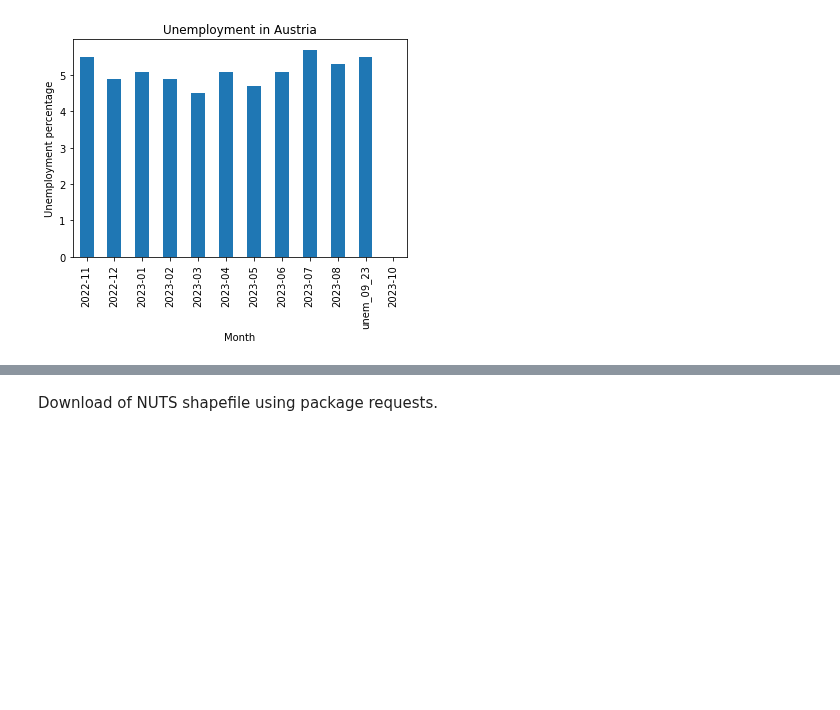
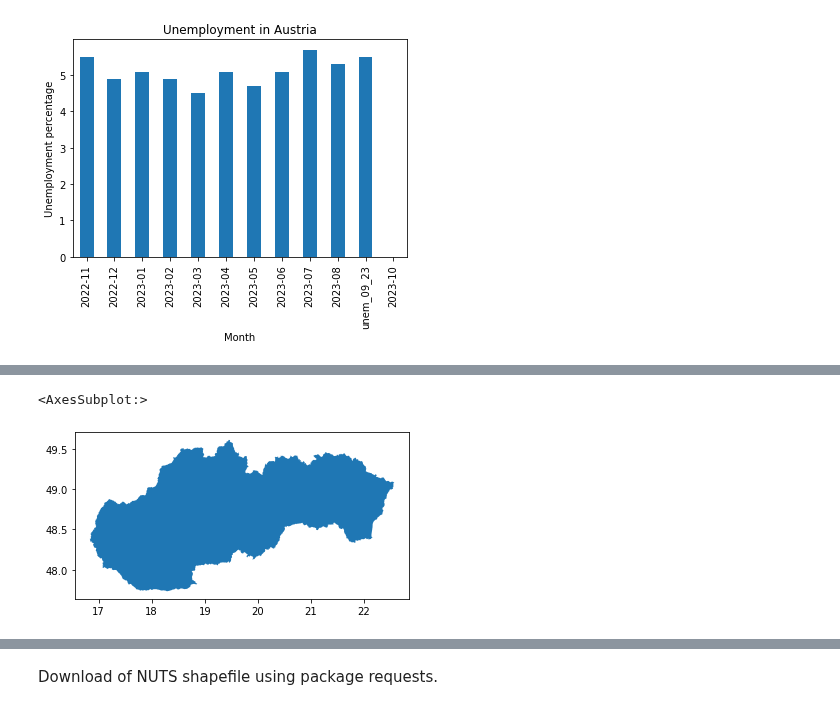
Before and after one commit to GISAdamToth/ArcGIS_Notebooks_thesis, a Jupyter notebook: eurostat/eurostat.ipynb, the cells around one changed output, grey strips where cells are left out. Drawn from its saved outputs; the diff is of its cells as text; code cells hidden in the pictures; blank space fills up the shorter version.

```diff
--- a/eurostat/eurostat.ipynb
+++ b/eurostat/eurostat.ipynb
@@ -174,0 +168,6 @@ _ = ax.set_ylabel('Unemployment percentage')
+# %%
+sk = ox.geocode_to_gdf("Slovakia")
+sk.plot()
+# %% [output]
+<AxesSubplot:>
+[figure, added]
```
Also changed, not shown: parts of 12 cells of this notebook.
